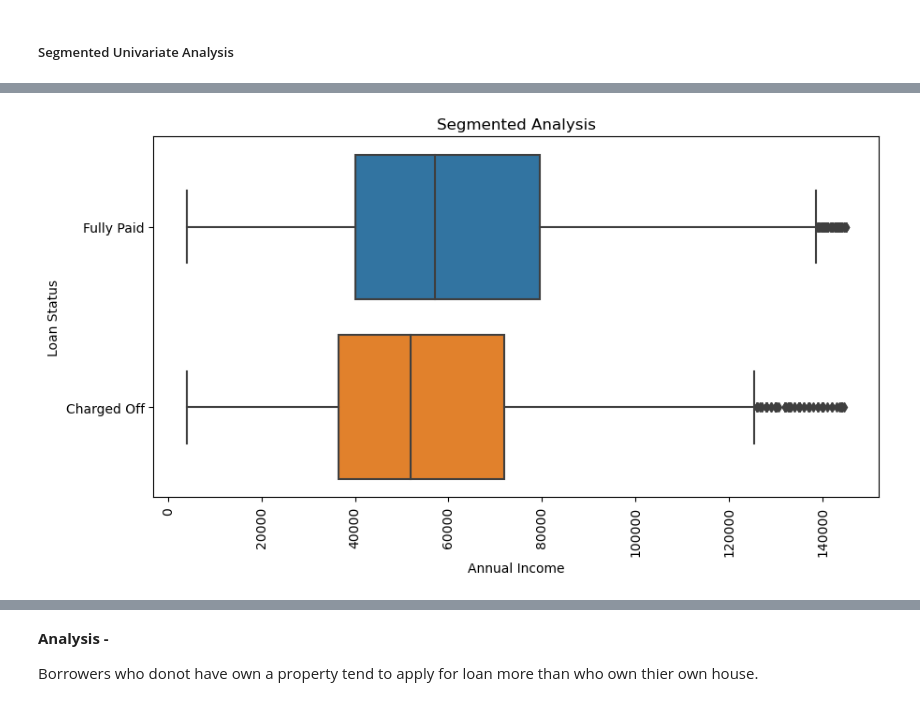
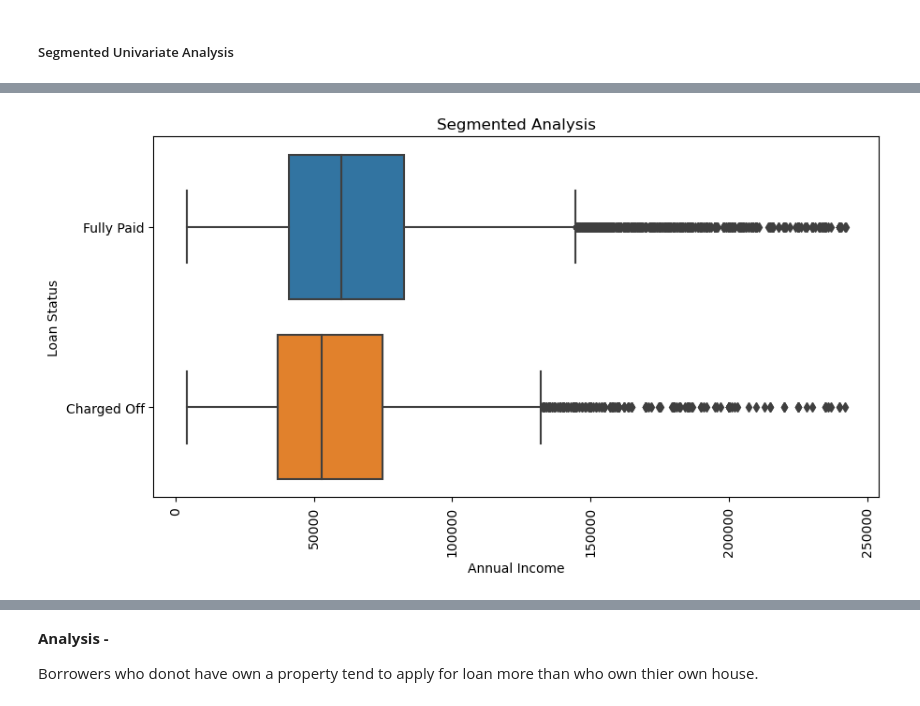
Before and after one commit to arijeetsaha/Lending_Club_Case_Study, a Jupyter notebook: Arijeet.ipynb, the cells around one changed output, grey strips where cells are left out. Cells and saved outputs as stored; diff of their text form; code cells hidden in the pictures.

```diff
--- a/Arijeet.ipynb
+++ b/Arijeet.ipynb
@@ -240,4 +240,4 @@ only first 3 digits of the Zipcode is provided. So this can be dropped.
 # %%
 # Dropping columns which has no relevance for charged off analysis
 
-df_clean.drop(columns=['url', 'desc', 'title', 'zip_code','earliest_cr_line'], inplace=True)
+df_clean.drop(columns=['url', 'desc', 'title', 'zip_code','earliest_cr_line','issue_d'], inplace=True)
@@ -448,10 +475,12 @@ df_clean.shape
 # %%
 # Above analysis on the annual income shows the data is skewed. So removing the outliers.
 
-q3, q1 = np.percentile(df_clean["annual_inc"], [75 ,25])
+q3, q1 = np.percentile(df_clean["annual_inc"], [90 ,10])
 print("90 percentile of borrowers annual income ", q3)
 print("10 percentile of borrowers annual income ", q1)
 iqr = q3 - q1
 outliers = q3 + 1.5*iqr
+
+# Extracting the data excluding the annual income outliers
 df_c = df_clean[df_clean["annual_inc"]<outliers]
 # %% [output]
@@ -513,6 +516,8 @@ Name: annual_inc, dtype: float64
 # %%
-# Box plot to analyze how annual income can affect the loan getting defaulted.
+attr = 'annual_inc'
 
-boxplot(df_c, "Annual Income", "Loan Status", "Segmented Analysis" , "annual_inc","loan_status")
+#Box plot after removing the outliers
+
+boxplot(df_c, xlabel='Annual Income', ylabel="Loan Status", title="Segmented Analysis" , xattr=attr,yattr="loan_status")
 # %% [output]
-[figure, old version]
+[figure, new version]
```
Also changed, not shown: parts of 125 cells of this notebook.
